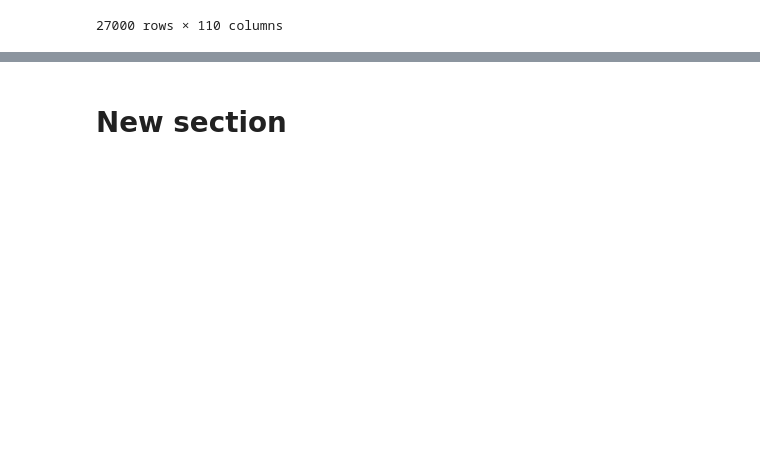
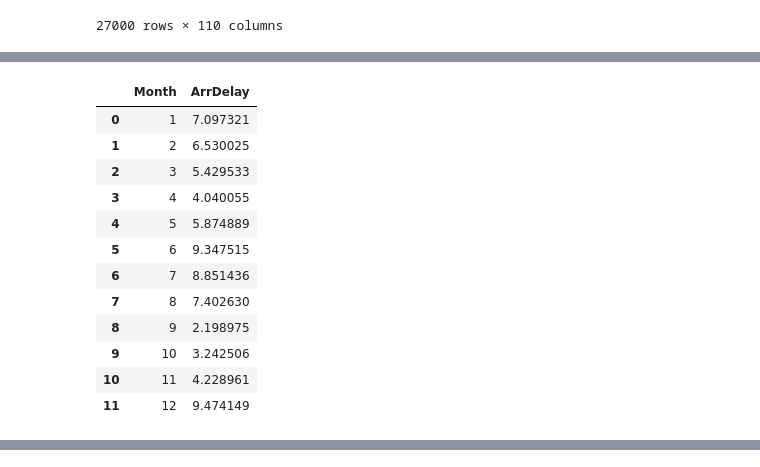
Before and after one commit to Abhishk3779/3-Day-Data-Science-Workshop, a Jupyter notebook: Untitled3.ipynb, the cells around one changed output, grey strips where cells are left out. Drawn from its saved outputs; the diff is of its cells as text; code cells hidden in the pictures; blank space fills up the shorter version.

```diff
--- a/Untitled3.ipynb
+++ b/Untitled3.ipynb
@@ -31,3 +724,19 @@ df
 # %%
 line_data = df.groupby('Month')['ArrDelay'].mean().reset_index()
+# %%
+line_data
+# %% [output]
+|  | Month | ArrDelay |
+| 0 | 1 | 7.097321 |
+| 1 | 2 | 6.530025 |
+| 2 | 3 | 5.429533 |
+| 3 | 4 | 4.040055 |
+| 4 | 5 | 5.874889 |
+| 5 | 6 | 9.347515 |
+| 6 | 7 | 8.851436 |
+| 7 | 8 | 7.402630 |
+| 8 | 9 | 2.198975 |
+| 9 | 10 | 3.242506 |
+| 10 | 11 | 4.228961 |
+| 11 | 12 | 9.474149 |
 # %%
@@ -46,5 +756,3 @@ fig.show()
 # %% [output]
 [interactive output not drawn]
 <Figure size 640x480 with 0 Axes>
-# %% [markdown]
-# New section
```
Also changed, not shown: parts of 87 cells of this notebook.
